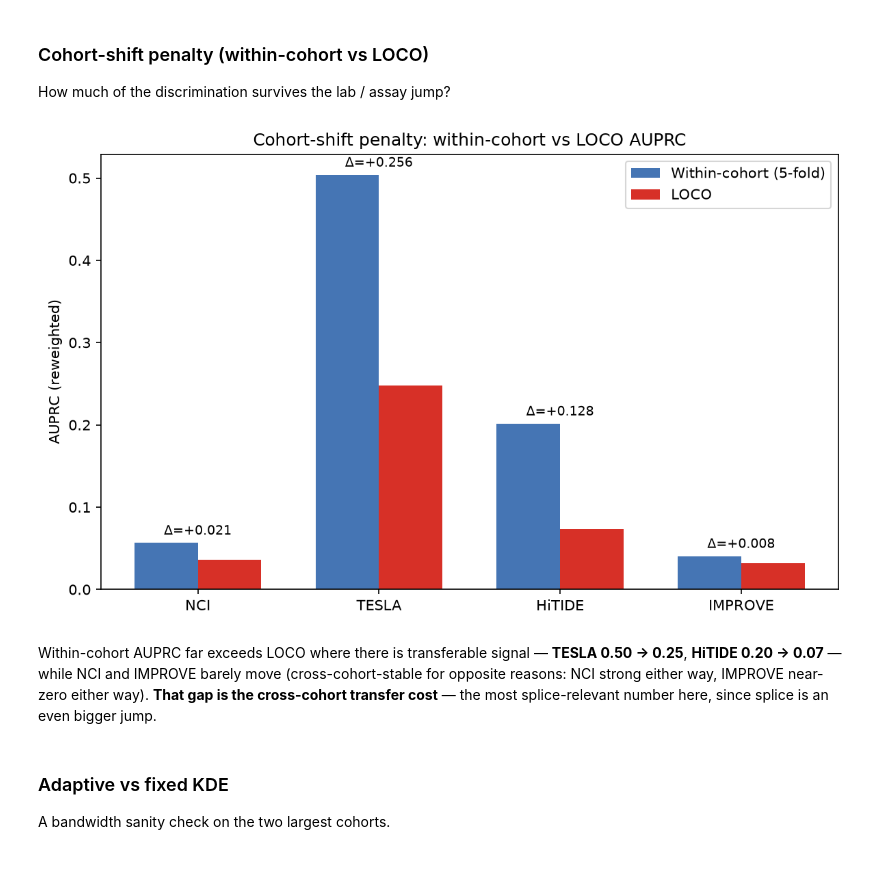
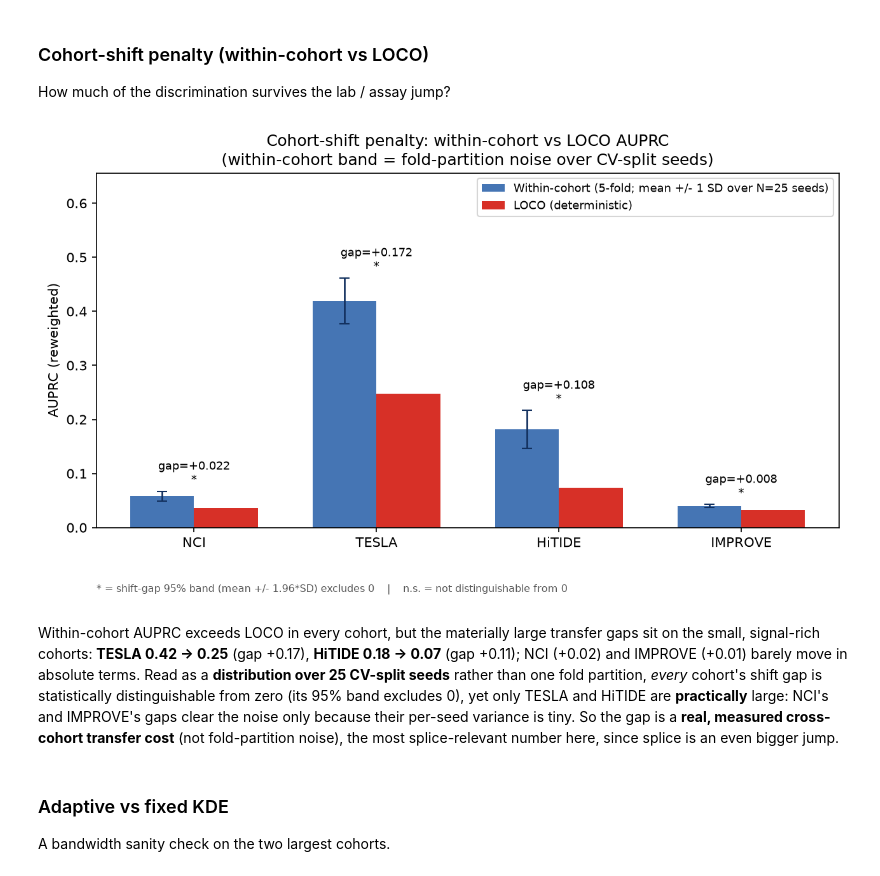
Before and after one commit to Jin-HoMLee/splice-neoepitope-pipeline, a Jupyter notebook: research/experiments/issue_547_immunogenicity_calibration/notebook.ipynb, the cells around one changed output. Saved outputs shown, nothing was run; the diff lists cells and outputs as text; code cells hidden in the pictures.

```diff
--- a/research/experiments/issue_547_immunogenicity_calibration/notebook.ipynb
+++ b/research/experiments/issue_547_immunogenicity_calibration/notebook.ipynb
@@ -938,23 +974,36 @@ display(Image(filename=os.path.join(out_dir, "pr_reliability.png")))
 How much of the discrimination survives the lab / assay jump?
 # %%
 # Figure 2 - cohort-shift penalty (within-cohort vs LOCO AUPRC).
-fig, ax = plt.subplots(figsize=(8, 5))
+# The within-cohort bar carries a variance band (+/-1 SD over N CV-split seeds, #954) so the
+# shift gap is read against fold-partition noise, not as a bare point delta. LOCO is deterministic.
+fig, ax = plt.subplots(figsize=(8.6, 5.2))
 x = np.arange(len(within_df)); width = 0.35
-ax.bar(x - width/2, within_df["within_auprc"], width, label="Within-cohort (5-fold)", color="#4575b4")
-ax.bar(x + width/2, within_df["loco_auprc"], width, label="LOCO", color="#d73027")
+_nseeds = int(within_df["n_seeds"].max())
+ax.bar(x - width/2, within_df["within_auprc"], width,
+       yerr=within_df["within_sd"], capsize=4, error_kw=dict(lw=1.3, ecolor="#12305e"),
+       label=f"Within-cohort (5-fold; mean +/- 1 SD over N={_nseeds} seeds)", color="#4575b4")
+ax.bar(x + width/2, within_df["loco_auprc"], width, label="LOCO (deterministic)", color="#d73027")
 ax.set_xticks(x); ax.set_xticklabels(within_df["cohort"])
-ax.set_ylabel("AUPRC (reweighted)"); ax.set_title("Cohort-shift penalty: within-cohort vs LOCO AUPRC")
-ax.legend()
+ax.set_ylabel("AUPRC (reweighted)")
+ax.set_title("Cohort-shift penalty: within-cohort vs LOCO AUPRC\n(within-cohort band = fold-partition noise over CV-split seeds)")
+ax.legend(fontsize=8.5)
+_ymax = float((within_df["within_auprc"] + within_df["within_sd"].fillna(0.0)).max())
+ax.set_ylim(0, _ymax * 1.42)   # headroom so the gap annotations clear the 2-line title
 for i, row in within_df.iterrows():
-    ax.text(i, max(row["within_auprc"], row["loco_auprc"]) + 0.01, f"Δ={row['shift_gap']:+.3f}", ha="center", fontsize=9)
+    _sd = row["within_sd"] if np.isfinite(row["within_sd"]) else 0.0
+    ytop = max(row["within_auprc"] + _sd, row["loco_auprc"])
+    tag = "*" if row["gap_excl_0"] else "n.s."
+    ax.text(i, ytop + 0.015, f"gap={row['shift_gap']:+.3f}\n{tag}", ha="center", fontsize=8.5)
+ax.text(0.0, -0.16, "* = shift-gap 95% band (mean +/- 1.96*SD) excludes 0    |    n.s. = not distinguishable from 0",
+        transform=ax.transAxes, ha="left", va="top", fontsize=7.5, color="#555")
 fig.tight_layout()
 fig.savefig(os.path.join(out_dir, "shift_gap.png"), dpi=150, bbox_inches="tight")
 plt.close(fig)
 display(Image(filename=os.path.join(out_dir, "shift_gap.png")))
 # %% [output]
-[figure, old version]
+[figure, new version]
 # %% [markdown]
-Within-cohort AUPRC far exceeds LOCO where there is transferable signal — **TESLA 0.50 → 0.25**, **HiTIDE 0.20 → 0.07** — while NCI and IMPROVE barely move (cross-cohort-stable for opposite reasons: NCI strong either way, IMPROVE near-zero either way). **That gap is the cross-cohort transfer cost** — the most splice-relevant number here, since splice is an even bigger jump.
+Within-cohort AUPRC exceeds LOCO in every cohort, but the materially large transfer gaps sit on the small, signal-rich cohorts: **TESLA 0.42 → 0.25** (gap +0.17), **HiTIDE 0.18 → 0.07** (gap +0.11); NCI (+0.02) and IMPROVE (+0.01) barely move in absolute terms. Read as a **distribution over 25 CV-split seeds** rather than one fold partition, *every* cohort's shift gap is statistically distinguishable from zero (its 95% band excludes 0), yet only TESLA and HiTIDE are **practically** large: NCI's and IMPROVE's gaps clear the noise only because their per-seed variance is tiny. So the gap is a **real, measured cross-cohort transfer cost** (not fold-partition noise), the most splice-relevant number here, since splice is an even bigger jump.
 # %% [markdown]
 ### Adaptive vs fixed KDE
 
```
Also changed, not shown: parts of 2 cells of this notebook, 3 other files.
